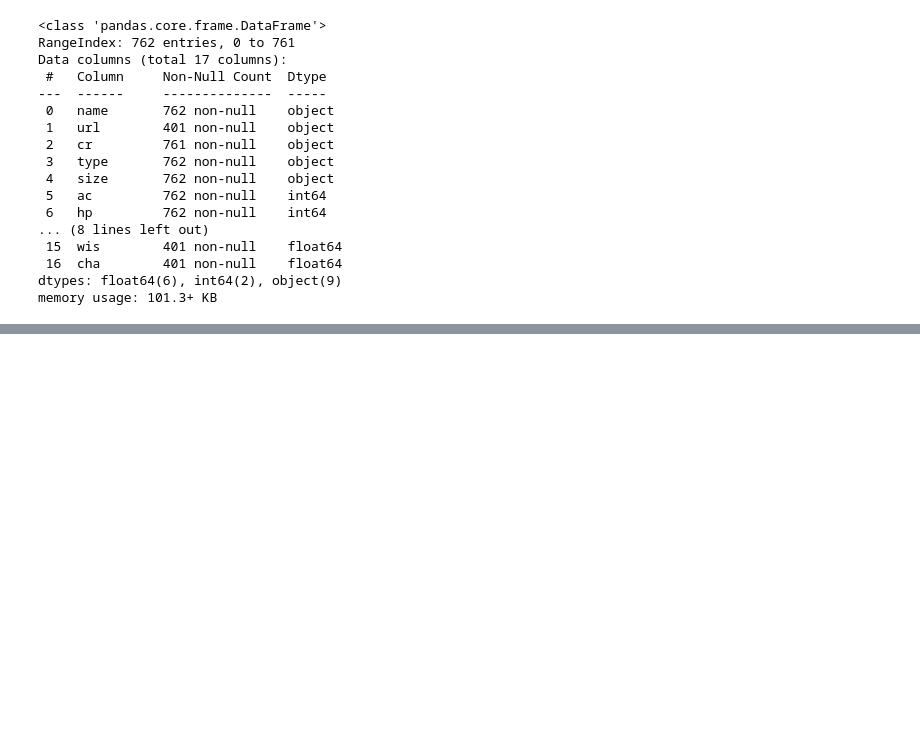
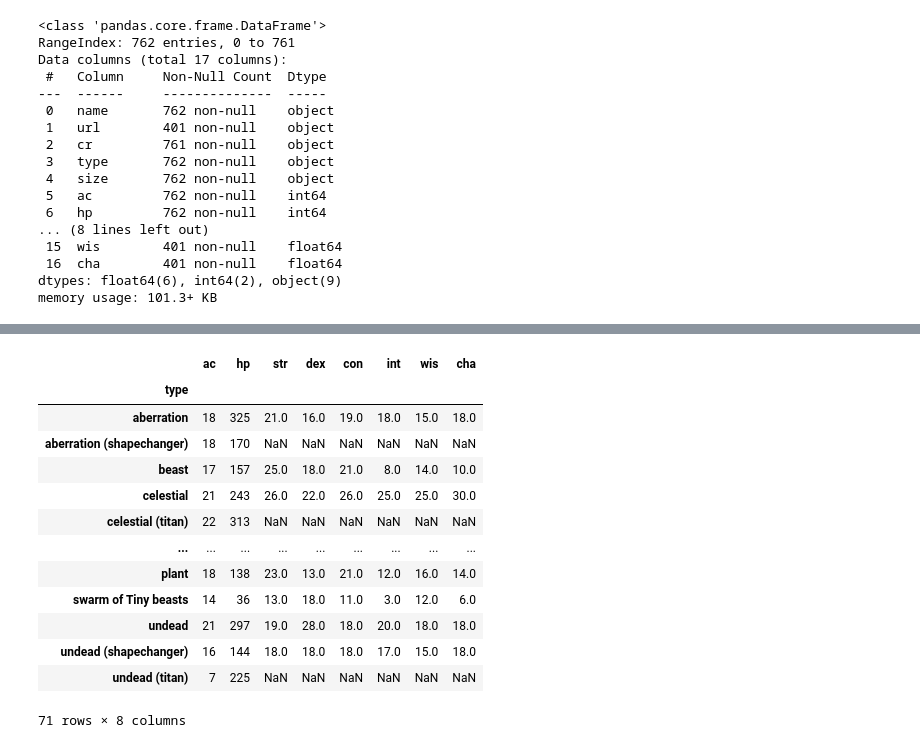
Before and after one commit to seancary62/DND_Tools, a Jupyter notebook: dnd-5e-monster-exploration.ipynb, the cells around one changed output, grey strips where cells are left out. Drawn from its saved outputs; the diff is of its cells as text; code cells hidden in the pictures; blank space fills up the shorter version.

```diff
--- a/dnd-5e-monster-exploration.ipynb
+++ b/dnd-5e-monster-exploration.ipynb
@@ -80,0 +118,17 @@ monsters_df[monsters_df['legendary'] == 'Legendary']
+# %%
+monsters_df.groupby(monsters_df['type'])[['ac','hp','str','dex','con','int','wis','cha']].max()
+# %% [output]
+|  | ac | hp | str | dex | con | int | wis | cha |
+| type |  |  |  |  |  |  |  |  |
+| aberration | 18 | 325 | 21.0 | 16.0 | 19.0 | 18.0 | 15.0 | 18.0 |
+| aberration (shapechanger) | 18 | 170 | NaN | NaN | NaN | NaN | NaN | NaN |
+| beast | 17 | 157 | 25.0 | 18.0 | 21.0 | 8.0 | 14.0 | 10.0 |
+| celestial | 21 | 243 | 26.0 | 22.0 | 26.0 | 25.0 | 25.0 | 30.0 |
+| celestial (titan) | 22 | 313 | NaN | NaN | NaN | NaN | NaN | NaN |
+| ... | ... | ... | ... | ... | ... | ... | ... | ... |
+| plant | 18 | 138 | 23.0 | 13.0 | 21.0 | 12.0 | 16.0 | 14.0 |
+| swarm of Tiny beasts | 14 | 36 | 13.0 | 18.0 | 11.0 | 3.0 | 12.0 | 6.0 |
+| undead | 21 | 297 | 19.0 | 28.0 | 18.0 | 20.0 | 18.0 | 18.0 |
+| undead (shapechanger) | 16 | 144 | 18.0 | 18.0 | 18.0 | 17.0 | 15.0 | 18.0 |
+| undead (titan) | 7 | 225 | NaN | NaN | NaN | NaN | NaN | NaN |
+71 rows × 8 columns
```
Also changed, not shown: parts of 3 cells of this notebook.
